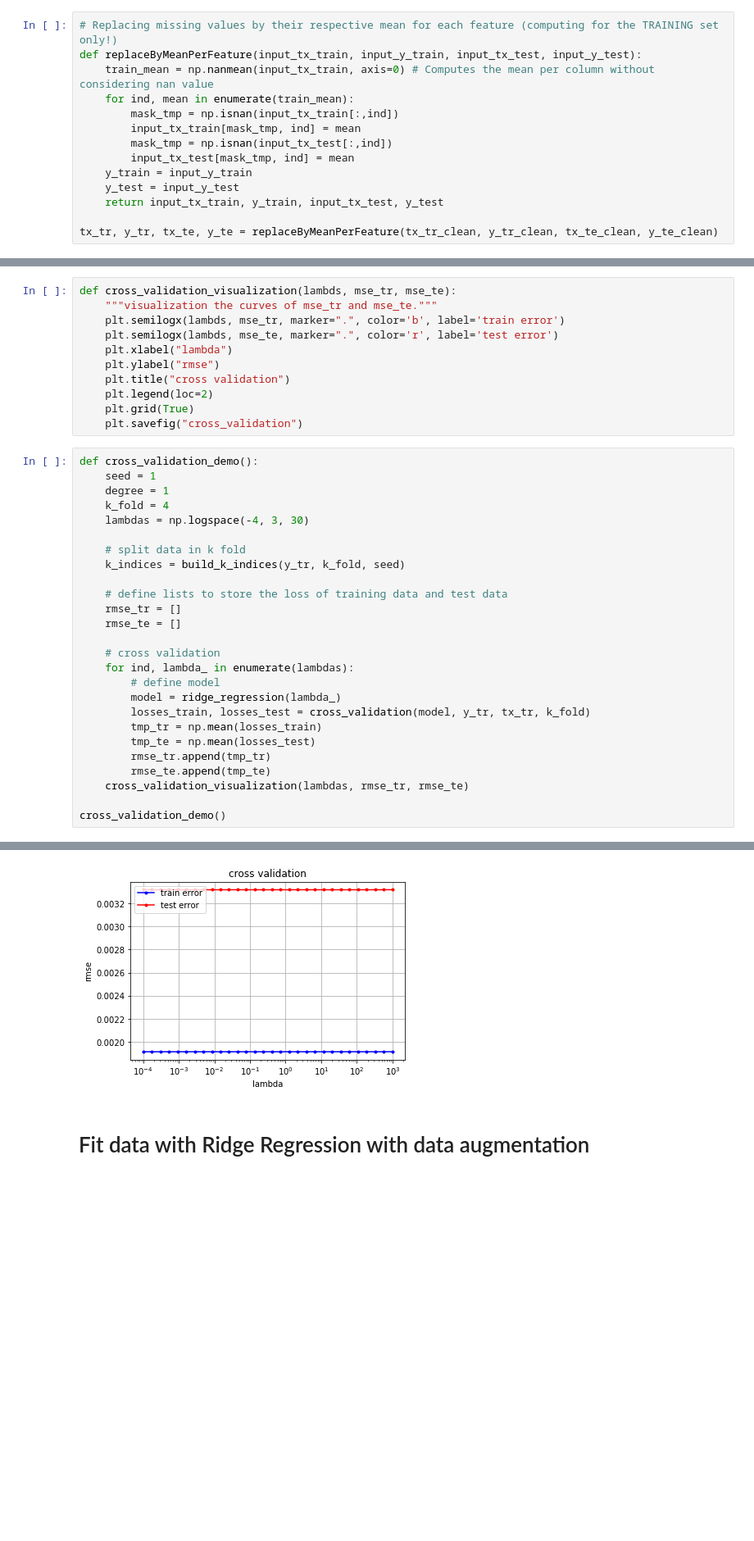
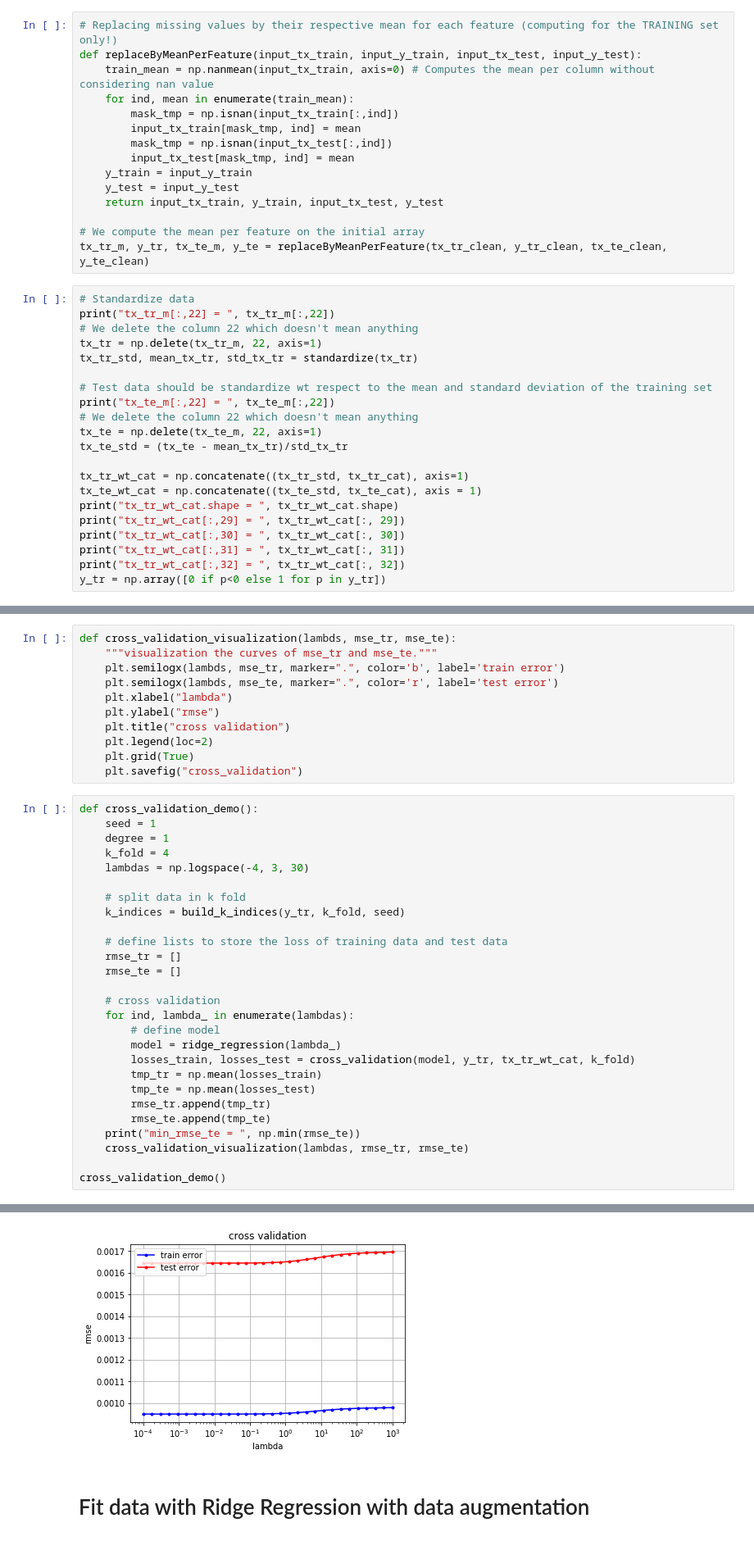
Before and after one commit to szwify/ML_pr1, a Jupyter notebook: multimodel-Copy1.ipynb, the cells around one changed output, grey strips where cells are left out. Shown: that part at 82% size. Drawn from its saved outputs; the diff is of its cells as text; blank space fills up the shorter version.

```diff
--- a/multimodel-Copy1.ipynb
+++ b/multimodel-Copy1.ipynb
@@ -46,4 +71,26 @@ def replaceByMeanPerFeature(input_tx_train, input_y_train, input_tx_test, input_
     y_test = input_y_test
     return input_tx_train, y_train, input_tx_test, y_test
 
-tx_tr, y_tr, tx_te, y_te = replaceByMeanPerFeature(tx_tr_clean, y_tr_clean, tx_te_clean, y_te_clean)
+# We compute the mean per feature on the initial array
+tx_tr_m, y_tr, tx_te_m, y_te = replaceByMeanPerFeature(tx_tr_clean, y_tr_clean, tx_te_clean, y_te_clean)
+# %%
+# Standardize data
+print("tx_tr_m[:,22] = ", tx_tr_m[:,22])
+# We delete the column 22 which doesn't mean anything
+tx_tr = np.delete(tx_tr_m, 22, axis=1)
+tx_tr_std, mean_tx_tr, std_tx_tr = standardize(tx_tr)
+
+# Test data should be standardize wt respect to the mean and standard deviation of the training set
+print("tx_te_m[:,22] = ", tx_te_m[:,22])
+# We delete the column 22 which doesn't mean anything
+tx_te = np.delete(tx_te_m, 22, axis=1)
+tx_te_std = (tx_te - mean_tx_tr)/std_tx_tr
+
+tx_tr_wt_cat = np.concatenate((tx_tr_std, tx_tr_cat), axis=1)
+tx_te_wt_cat = np.concatenate((tx_te_std, tx_te_cat), axis = 1)
+print("tx_tr_wt_cat.shape = ", tx_tr_wt_cat.shape)
+print("tx_tr_wt_cat[:,29] = ", tx_tr_wt_cat[:, 29])
+print("tx_tr_wt_cat[:,30] = ", tx_tr_wt_cat[:, 30])
+print("tx_tr_wt_cat[:,31] = ", tx_tr_wt_cat[:, 31])
+print("tx_tr_wt_cat[:,32] = ", tx_tr_wt_cat[:, 32])
+y_tr = np.array([0 if p<0 else 1 for p in y_tr])
@@ -94,11 +149,12 @@ def cross_validation_demo():
     for ind, lambda_ in enumerate(lambdas):
         # define model
         model = ridge_regression(lambda_)
-        losses_train, losses_test = cross_validation(model, y_tr, tx_tr, k_fold)
+        losses_train, losses_test = cross_validation(model, y_tr, tx_tr_wt_cat, k_fold)
         tmp_tr = np.mean(losses_train)
         tmp_te = np.mean(losses_test)
         rmse_tr.append(tmp_tr)
         rmse_te.append(tmp_te)
+    print("min_rmse_te = ", np.min(rmse_te))
     cross_validation_visualization(lambdas, rmse_tr, rmse_te)
 
 cross_validation_demo()
@@ -106,3 +163,3 @@ cross_validation_demo()
-[figure, old version]
+[figure, new version]
 # %% [markdown]
 # Fit data with Ridge Regression with data augmentation
```
Also changed, not shown: parts of 36 cells of this notebook, 6 other files.
